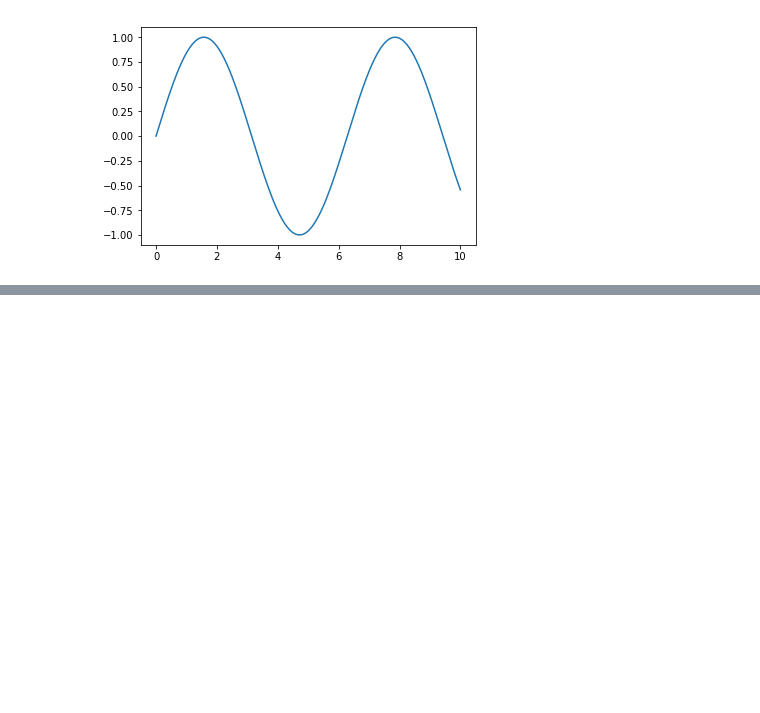
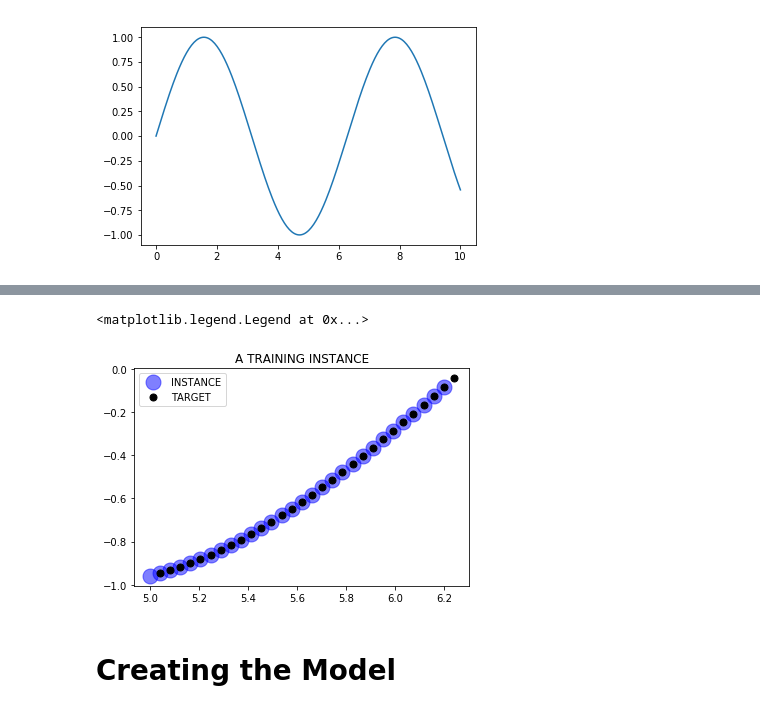
Before and after one commit to NuclearOreo/Tensorflow-1-Notes, a Jupyter notebook: Recurrent-Neural-Network/RNN.ipynb, the cells around one changed output, grey strips where cells are left out. Drawn from its saved outputs; the diff is of its cells as text; code cells hidden in the pictures; blank space fills up the shorter version.

Commit message:
Trained model

```diff
--- a/Recurrent-Neural-Network/RNN.ipynb
+++ b/Recurrent-Neural-Network/RNN.ipynb
@@ -67,0 +68,2 @@ plt.tight_layout()
+# %%
+train_inst = np.linspace(5, 5 + ts_data.resolution*(num_time_steps+1), num_time_steps+1)
@@ -67,0 +80,13 @@ plt.tight_layout()
+# %%
+plt.title('A TRAINING INSTANCE')
+
+plt.plot(train_inst[:-1], ts_data.ret_true(train_inst[:-1]), 'bo', markersize=15, alpha=0.5, label='INSTANCE')
+
+plt.plot(train_inst[1:], ts_data.ret_true(train_inst[1:]), 'ko', markersize=7, label='TARGET')
+
+plt.legend()
+# %% [output]
+<matplotlib.legend.Legend at 0x...>
+[figure, added]
+# %% [markdown]
+# Creating the Model
```
Also changed, not shown: parts of 13 cells of this notebook, 4 other files.
